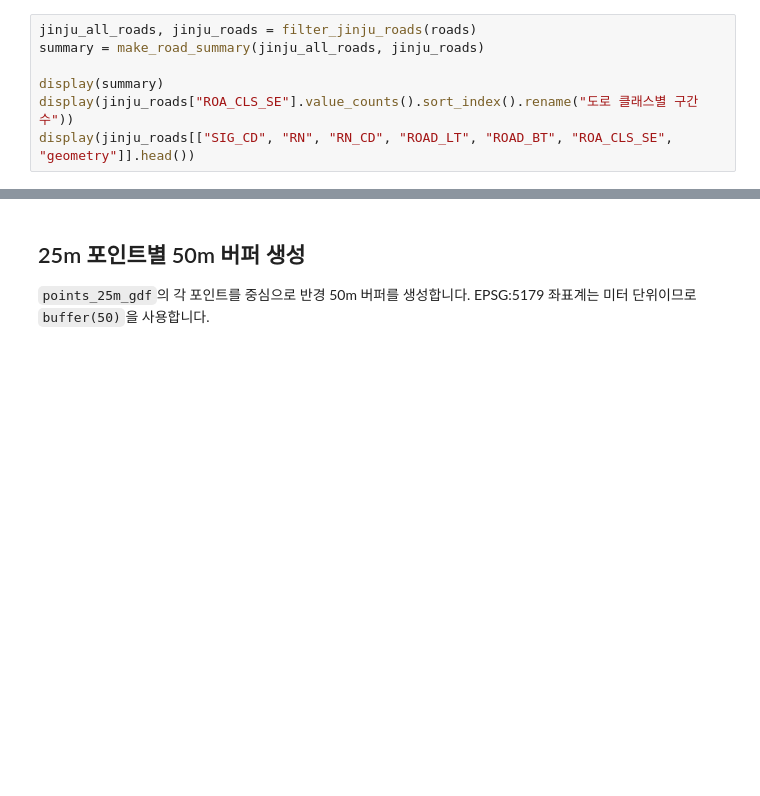
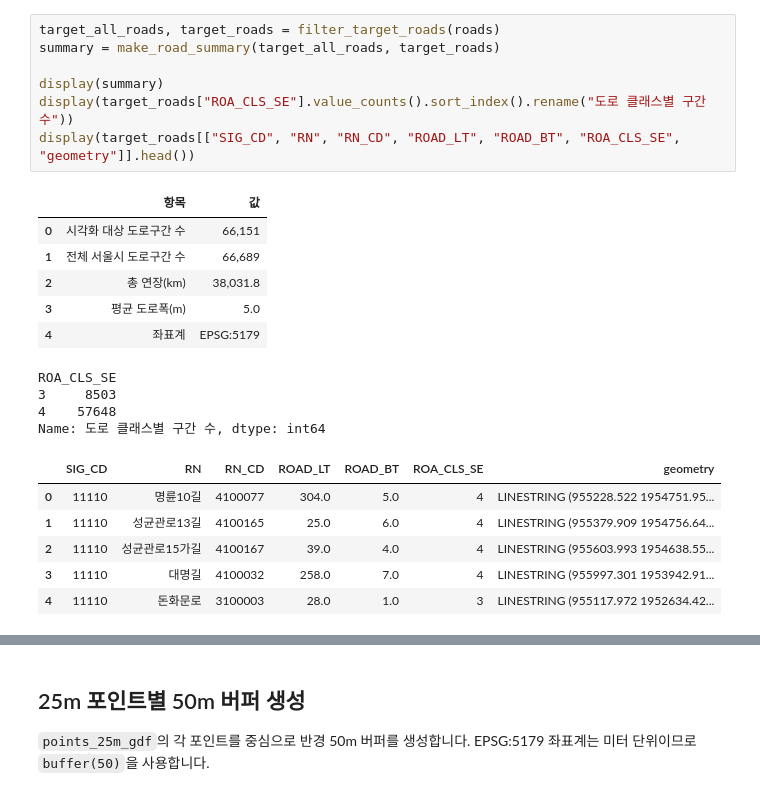
Before and after one commit to chan1945/SilverWalk_Data, a Jupyter notebook: 데이터결합.ipynb, the cells around one changed output, grey strips where cells are left out. Drawn from its saved outputs; the diff is of its cells as text; blank space fills up the shorter version.

```diff
--- a/데이터결합.ipynb
+++ b/데이터결합.ipynb
@@ -47,10 +59,27 @@ display(roads.head())
 # %%
-jinju_all_roads, jinju_roads = filter_jinju_roads(roads)
-summary = make_road_summary(jinju_all_roads, jinju_roads)
+target_all_roads, target_roads = filter_target_roads(roads)
+summary = make_road_summary(target_all_roads, target_roads)
 
 display(summary)
-display(jinju_roads["ROA_CLS_SE"].value_counts().sort_index().rename("도로 클래스별 구간 수"))
-display(jinju_roads[["SIG_CD", "RN", "RN_CD", "ROAD_LT", "ROAD_BT", "ROA_CLS_SE", "geometry"]].head())
+display(target_roads["ROA_CLS_SE"].value_counts().sort_index().rename("도로 클래스별 구간 수"))
+display(target_roads[["SIG_CD", "RN", "RN_CD", "ROAD_LT", "ROAD_BT", "ROA_CLS_SE", "geometry"]].head())
+# %% [output]
+|  | 항목 | 값 |
+| 0 | 시각화 대상 도로구간 수 | 66,151 |
+| 1 | 전체 서울시 도로구간 수 | 66,689 |
+| 2 | 총 연장(km) | 38,031.8 |
+| 3 | 평균 도로폭(m) | 5.0 |
+| 4 | 좌표계 | EPSG:5179 |
+ROA_CLS_SE
+3     8503
+4    57648
+Name: 도로 클래스별 구간 수, dtype: int64
+|  | SIG_CD | RN | RN_CD | ROAD_LT | ROAD_BT | ROA_CLS_SE | geometry |
+| 0 | 11110 | 명륜10길 | 4100077 | 304.0 | 5.0 | 4 | LINESTRING (955228.522 1954751.95... |
+| 1 | 11110 | 성균관로13길 | 4100165 | 25.0 | 6.0 | 4 | LINESTRING (955379.909 1954756.64... |
+| 2 | 11110 | 성균관로15가길 | 4100167 | 39.0 | 4.0 | 4 | LINESTRING (955603.993 1954638.55... |
+| 3 | 11110 | 대명길 | 4100032 | 258.0 | 7.0 | 4 | LINESTRING (955997.301 1953942.91... |
+| 4 | 11110 | 돈화문로 | 3100003 | 28.0 | 1.0 | 3 | LINESTRING (955117.972 1952634.42... |
 # %%
 fig, ax = plt.subplots(figsize=(10, 10))
 
```
Also changed, not shown: parts of 11 cells of this notebook, 6 other files.
